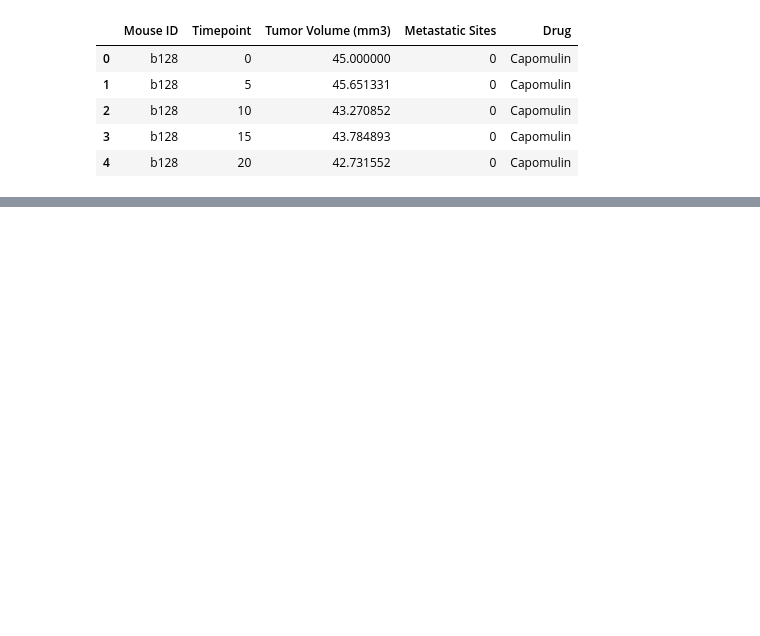
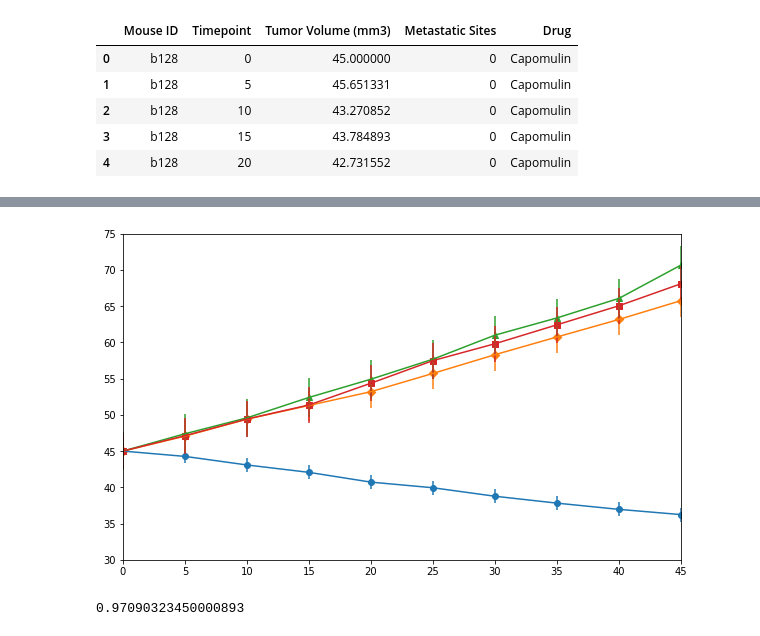
Before and after one commit to txstu09/pymaceuticals-inc, a Jupyter notebook: pymaceuticals.ipynb, the cells around one changed output, grey strips where cells are left out. Drawn from its saved outputs; the diff is of its cells as text; code cells hidden in the pictures; blank space fills up the shorter version.

```diff
--- a/pymaceuticals.ipynb
+++ b/pymaceuticals.ipynb
@@ -66,0 +40,3 @@ drug_results.groupby(['Drug','Timepoint']).mean()
+# %%
+tumor_size_table = drug_results.groupby(['Timepoint','Drug'])['Tumor Volume (mm3)'].mean().unstack()
+tumor_size_table
@@ -66,0 +56,25 @@ drug_results.groupby(['Drug','Timepoint']).mean()
+# %%
+selected_tumor_size = tumor_size_table[['Capomulin','Infubinol','Ketapril','Placebo']]
+x_axis = np.arange(0, 50, 5)
+s_error = selected_tumor_size.sem()
+plt.figure(figsize=(10,6))
+plt.scatter(x_axis, selected_tumor_size['Capomulin'], marker='o')
+plt.scatter(x_axis, selected_tumor_size['Infubinol'], marker='D')
+plt.scatter(x_axis, selected_tumor_size['Ketapril'], marker='^')
+plt.scatter(x_axis, selected_tumor_size['Placebo'], marker='s')
+plt.errorbar(x_axis, selected_tumor_size['Capomulin'], yerr=s_error[0])
+plt.errorbar(x_axis, selected_tumor_size['Infubinol'], yerr=s_error[1])
+plt.errorbar(x_axis, selected_tumor_size['Ketapril'], yerr=s_error[2])
+plt.errorbar(x_axis, selected_tumor_size['Placebo'], yerr=s_error[3])
+
+plt.xlim(0,45)
+plt.ylim(30,75)
+plt.show()
+# %% [output]
+[figure, added]
+# %%
+s = selected_tumor_size.sem()
+#s = s.tolist()
+s[0]
+# %% [output]
+0.97090323450000893
```
Also changed, not shown: parts of 3 cells of this notebook.
